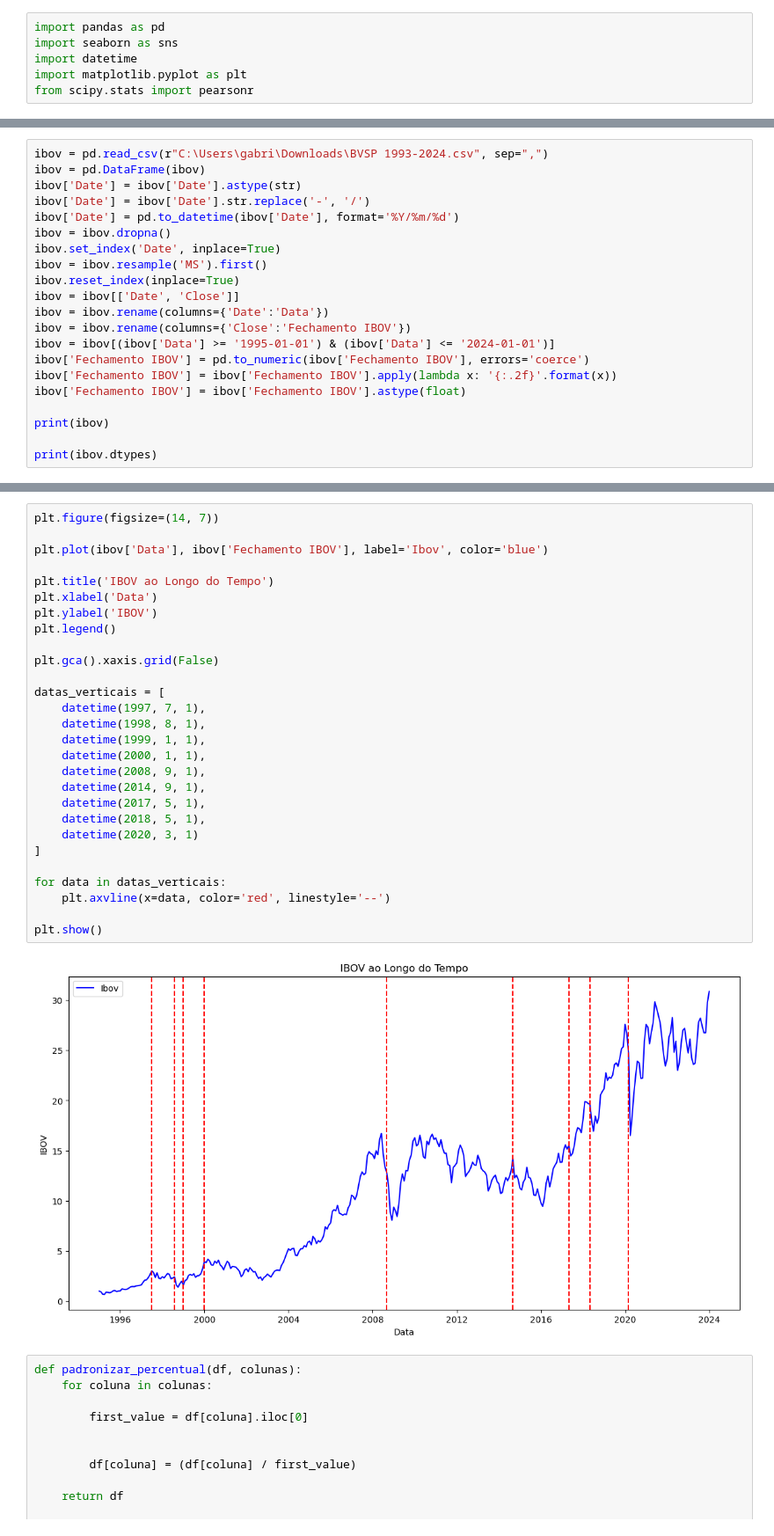
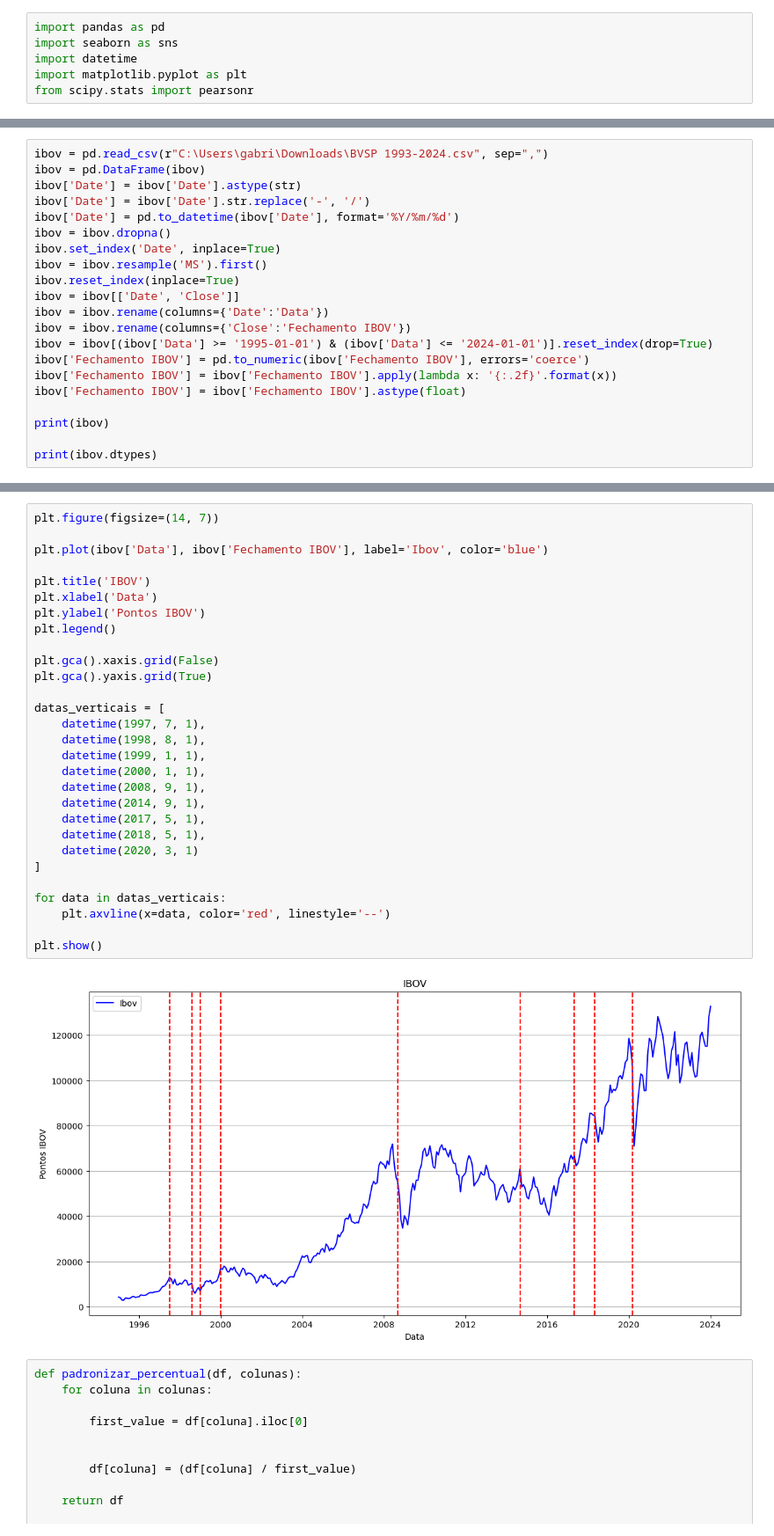
Before and after one commit to omarcospo/projeto-final-feadev, a Jupyter notebook: PIB Brasil e IBOV.ipynb, the cells around one changed output, grey strips where cells are left out. Shown at 88% size. Cells and saved outputs as stored; diff of their text form.

```diff
--- a/PIB Brasil e IBOV.ipynb
+++ b/PIB Brasil e IBOV.ipynb
@@ -49,7 +48,7 @@ ibov.reset_index(inplace=True)
 ibov = ibov[['Date', 'Close']]
 ibov = ibov.rename(columns={'Date':'Data'})
 ibov = ibov.rename(columns={'Close':'Fechamento IBOV'})
-ibov = ibov[(ibov['Data'] >= '1995-01-01') & (ibov['Data'] <= '2024-01-01')]
+ibov = ibov[(ibov['Data'] >= '1995-01-01') & (ibov['Data'] <= '2024-01-01')].reset_index(drop=True)
 ibov['Fechamento IBOV'] = pd.to_numeric(ibov['Fechamento IBOV'], errors='coerce')
 ibov['Fechamento IBOV'] = ibov['Fechamento IBOV'].apply(lambda x: '{:.2f}'.format(x))
 ibov['Fechamento IBOV'] = ibov['Fechamento IBOV'].astype(float)
@@ -109,33 +109,34 @@ plt.show()
 # %%
 plt.figure(figsize=(14, 7))
 
 plt.plot(ibov['Data'], ibov['Fechamento IBOV'], label='Ibov', color='blue')
 
-plt.title('IBOV ao Longo do Tempo')
+plt.title('IBOV')
 plt.xlabel('Data')
-plt.ylabel('IBOV')
+plt.ylabel('Pontos IBOV')
 plt.legend()
 
 plt.gca().xaxis.grid(False)
+plt.gca().yaxis.grid(True)
 
 datas_verticais = [
     datetime(1997, 7, 1),
     datetime(1998, 8, 1),
     datetime(1999, 1, 1),
     datetime(2000, 1, 1),
     datetime(2008, 9, 1),
     datetime(2014, 9, 1),
     datetime(2017, 5, 1),
     datetime(2018, 5, 1),
     datetime(2020, 3, 1)
 ]
 
 for data in datas_verticais:
     plt.axvline(x=data, color='red', linestyle='--')
 
 plt.show()
 # %% [output]
-[figure, old version]
+[figure, new version]
 # %%
 def padronizar_percentual(df, colunas):
     for coluna in colunas:
```
Also changed, not shown: parts of 5 cells of this notebook, 3 other files.
